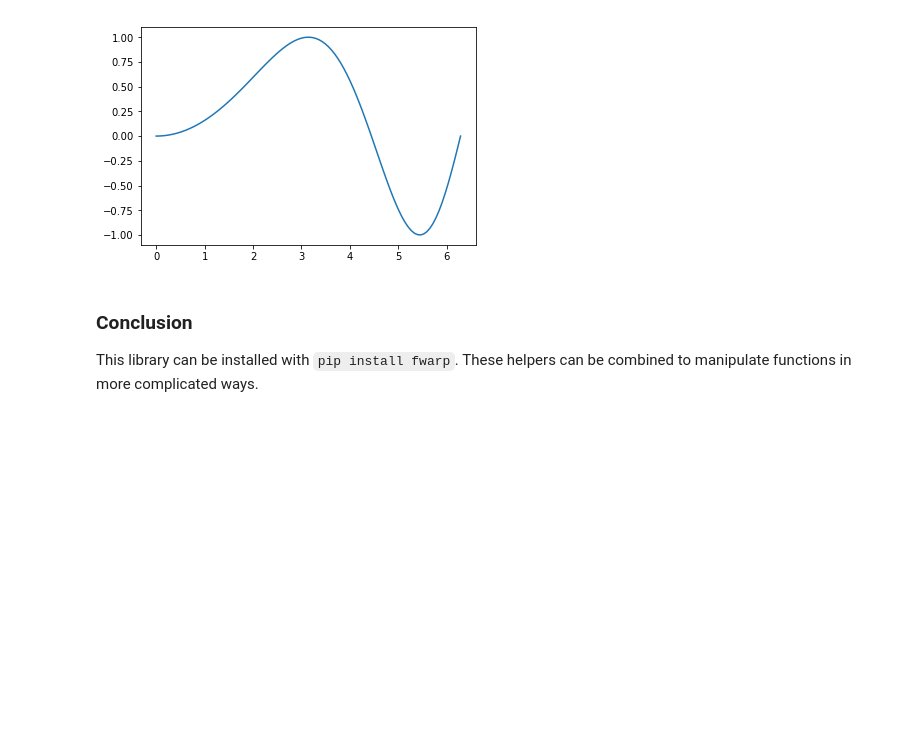
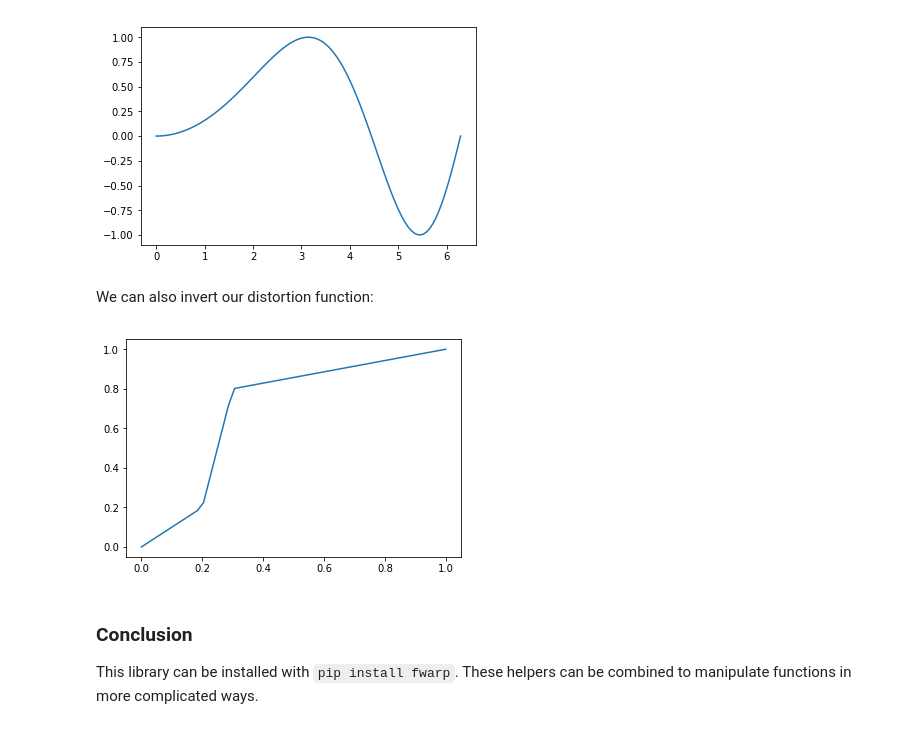
Before and after one commit to bkersbergen/warp, a Jupyter notebook: fwarp/demo.ipynb, the cells around one changed output. Cells and saved outputs as stored; diff of their text form; code cells hidden in the pictures; blank space fills up the shorter version.

Commit message:
Invert distortion functions

```diff
--- a/fwarp/demo.ipynb
+++ b/fwarp/demo.ipynb
@@ -83,6 +83,13 @@ exp_sin = warp.fwarp(np.sin, lambda x: x**2, np.pi * 2)
 plt.plot(x, exp_sin(x));
 # %% [output]
 [figure]
+# %% [markdown]
+We can also invert our distortion function:
+# %%
+inv_dist = warp.invert_distortion_function(distortion)
+plt.plot(y, inv_dist(y));
+# %% [output]
+[figure, added]
 # %% [markdown]
 ### Conclusion
 
```
Also changed, not shown: 1 other file.
